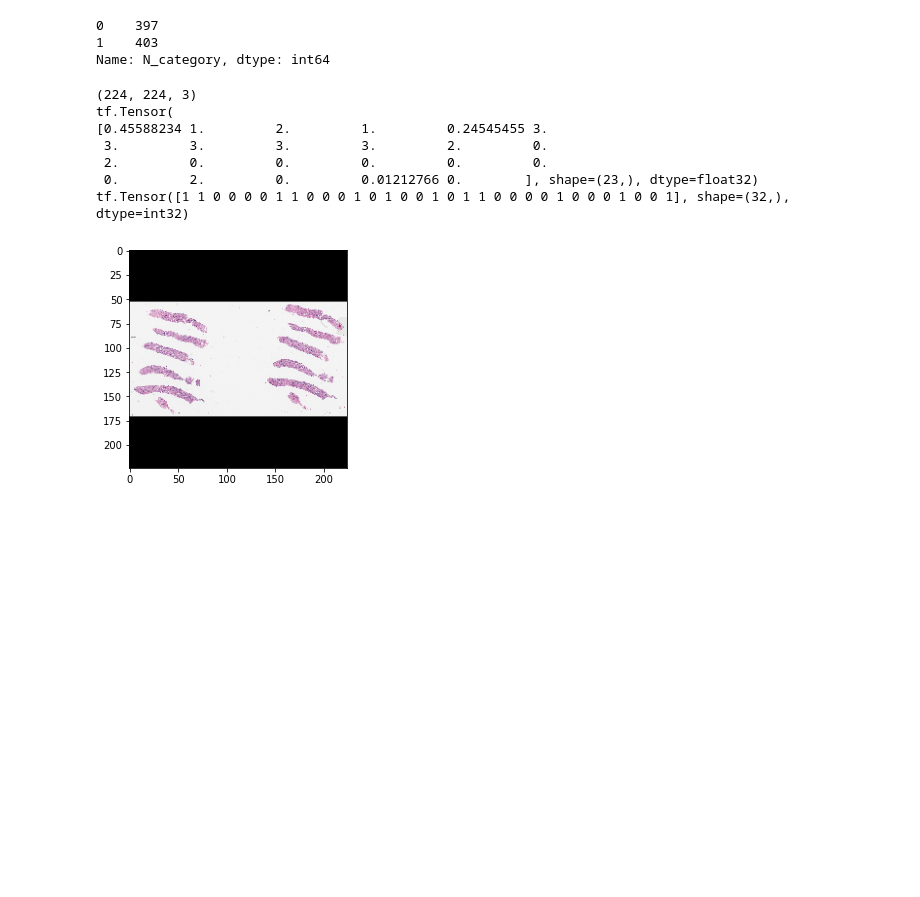
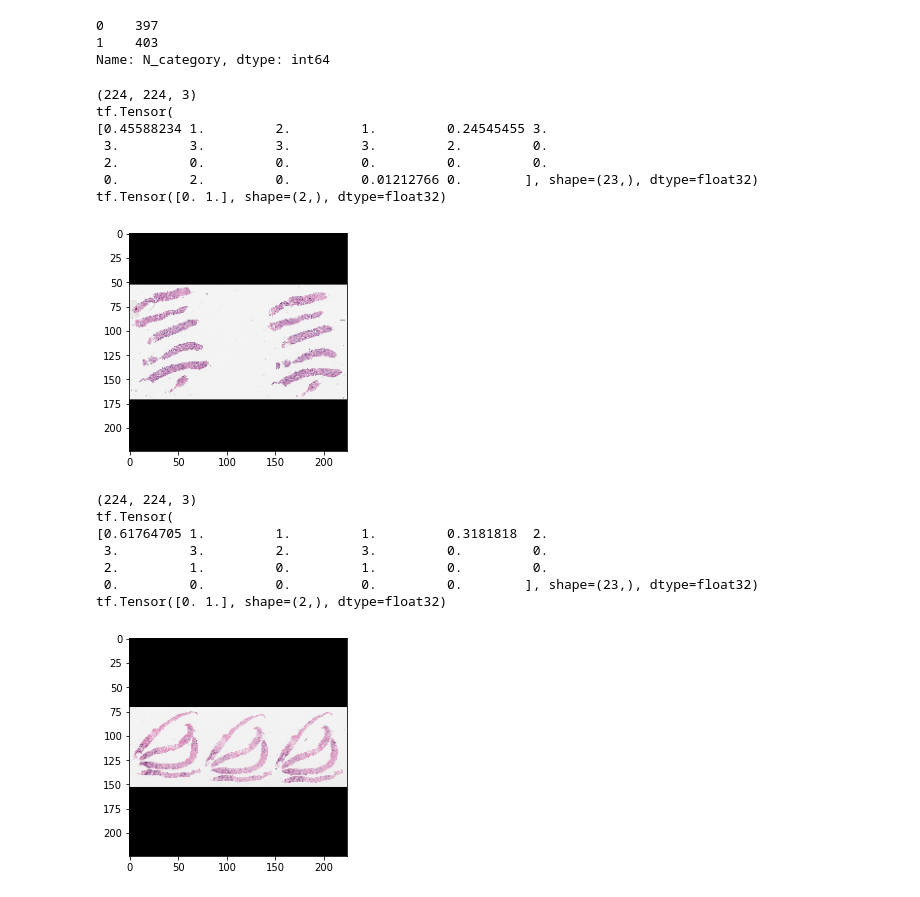
Before and after one commit to yeoyyeoyyyu/Cancer_transfer, a Jupyter notebook: keras_model.ipynb, the cells around one changed output. Saved outputs shown, nothing was run; the diff lists cells and outputs as text; code cells hidden in the pictures; blank space fills up the shorter version.

```diff
--- a/keras_model.ipynb
+++ b/keras_model.ipynb
@@ -97,7 +122,6 @@ df_train["N_category"].value_counts().sort_index()
 1    403
 Name: N_category, dtype: int64
 # %%
-# generate image, tabluar, label
 def generator_train():
     for item in df_train.values:
         yield (item[0], item[1:-1], item[-1])
@@ -119,15 +143,11 @@ dataset_valid = tf.data.Dataset.from_generator(
     )
 
 def augmentation(image):
-    # add padding
     h, w = image.shape[0], image.shape[1]
     size = h if h >= w else w
     dst = pad_to_bounding_box(image, int((size-h)/2), int((size-w)/2), size, size)
     dst = resize(dst, size=(config['IMG_SIZE'], config['IMG_SIZE']))
 
-    # image augmentation
-    # dst = random_crop(dst, size=(int(config['IMG_SIZE'] * 0.9), int(config['IMG_SIZE'] * 0.9), 3))
-    # dst = resize(dst, size=(config['IMG_SIZE'], config['IMG_SIZE']))
     dst = random_flip_left_right(dst)
     dst = tf.cast(dst, tf.float32)
     dst /= 255
@@ -135,6 +155,7 @@ def augmentation(image):
     return dst
 
 def preprocessing(path, category, label):
+    label = tf.one_hot(label, 2)
     bin = tf.io.read_file(path)
     image = tf.io.decode_png(bin, channels=3)
     image= tf.py_function(augmentation, [image], [tf.float32])
@@ -149,7 +170,7 @@ dv = dv.batch(config['BATCH_SIZE']).prefetch(3)
 for (image, clinical), label in dt.take(1):
     print(image[0].shape)
     print(clinical[0])
-    print(label)
+    print(label[0])
     plt.imshow(image[0])
     plt.show()
 # %% [output]
@@ -159,6 +180,22 @@ tf.Tensor(
  3.         3.         3.         3.         2.         0.
  2.         0.         0.         0.         0.         0.
  0.         2.         0.         0.01212766 0.        ], shape=(23,), dtype=float32)
-tf.Tensor([1 1 0 0 0 0 1 1 0 0 0 1 0 1 0 0 1 0 1 1 0 0 0 0 1 0 0 0 1 0 0 1], shape=(32,), dtype=int32)
+tf.Tensor([0. 1.], shape=(2,), dtype=float32)
-[figure, old version]
+[figure, new version]
+# %%
+for (image, clinical), label in dv.take(1):
+    print(image[0].shape)
+    print(clinical[0])
+    print(label[0])
+    plt.imshow(image[0])
+    plt.show()
+# %% [output]
+(224, 224, 3)
+tf.Tensor(
+[0.61764705 1.         1.         1.         0.3181818  2.
+ 3.         3.         2.         3.         0.         0.
+ 2.         1.         0.         1.         0.         0.
+ 0.         0.         0.         0.         0.        ], shape=(23,), dtype=float32)
+tf.Tensor([0. 1.], shape=(2,), dtype=float32)
+[figure, added]
 # %%
```
Also changed, not shown: parts of 7 cells of this notebook.
